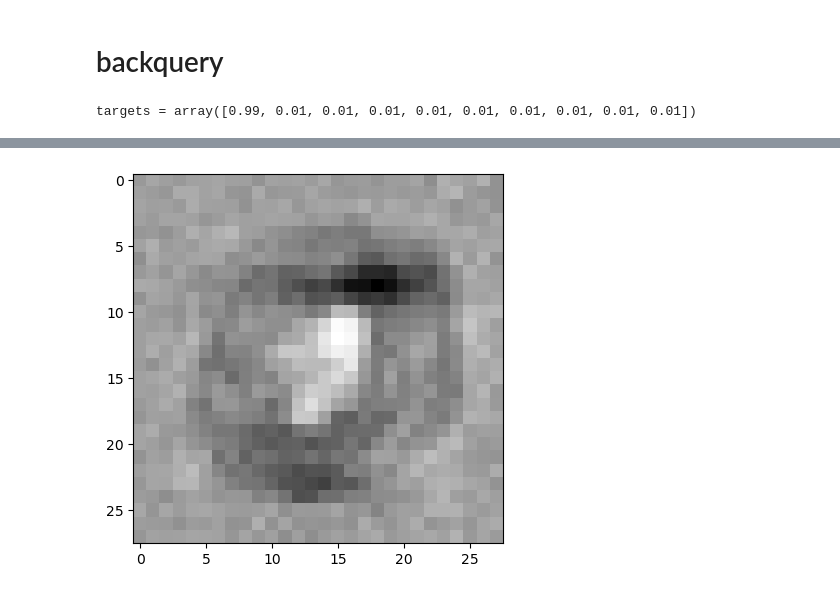
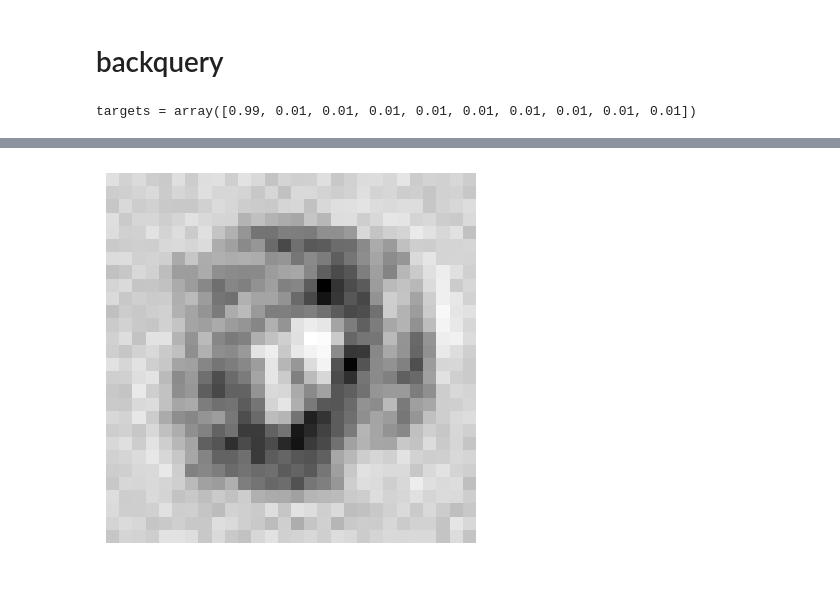
Before and after one commit to Fengzi21/makeyourownneuralnetwork, a Jupyter notebook: part3_neural_network_mnist_and_own_data.ipynb, the cells around one changed output, grey strips where cells are left out. Drawn from its saved outputs; the diff is of its cells as text; code cells hidden in the pictures.

```diff
--- a/part3_neural_network_mnist_and_own_data.ipynb
+++ b/part3_neural_network_mnist_and_own_data.ipynb
@@ -46,8 +46,8 @@ start = time.perf_counter()
 for e in range(epochs):
     for record in training_data_list:
         all_values = record.split(',')
-        inputs = (numpy.asfarray(all_values[1:]) / 255.0 * 0.99) + 0.01
-        targets = numpy.zeros(output_nodes) + 0.01
+        inputs = (np.asarray(all_values[1:], dtype=float) / 255.0 * 0.99) + 0.01
+        targets = np.zeros(output_nodes) + 0.01
         targets[int(all_values[0])] = 0.99
         n.train(inputs, targets, print_counter=True)
 
@@ -175,7 +174,7 @@ match!
 label = 0  # label to test
 
 # create the output signals for this label
-targets = numpy.zeros(output_nodes) + 0.01
+targets = np.zeros(output_nodes) + 0.01
 # all_values[0] is the target label for this record
 targets[label] = 0.99
 print(f"{targets = }")
@@ -184,6 +183,7 @@ print(f"{targets = }")
 image_data = n.backquery(targets)
 
 # plot image data
-plt.imshow(image_data.reshape(28,28), cmap='Greys', interpolation='None');
+plt.imshow(image_data.reshape(28,28), cmap='Greys', interpolation='None')
+plt.axis('off');
 # %% [output]
 targets = array([0.99, 0.01, 0.01, 0.01, 0.01, 0.01, 0.01, 0.01, 0.01, 0.01])
@@ -191,4 +190,4 @@ targets = array([0.99, 0.01, 0.01, 0.01, 0.01, 0.01, 0.01, 0.01, 0.01, 0.01])
-[figure, old version]
+[figure, new version]
 # %%
 np.random.rand(28*28).shape
 # %% [output]
```
Also changed, not shown: parts of 7 cells of this notebook, 10 other files.
